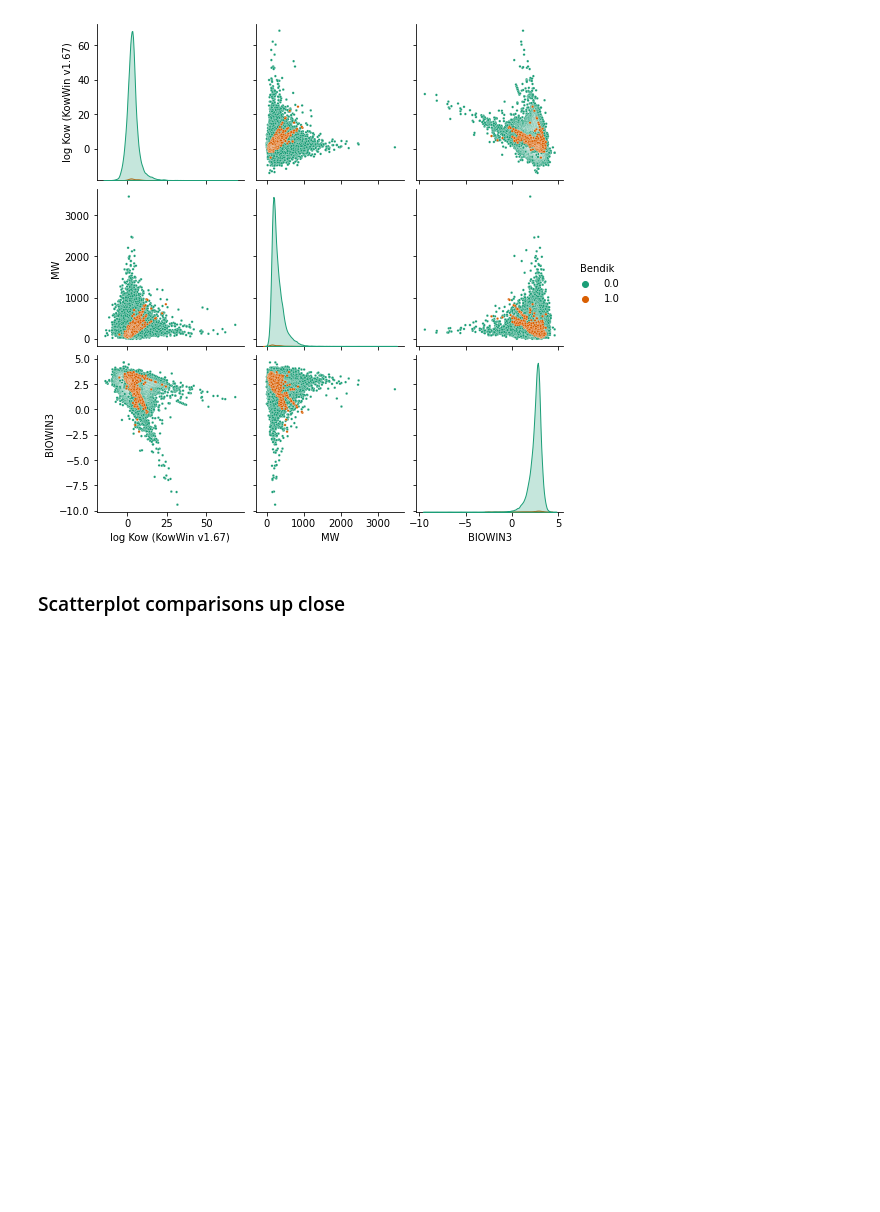
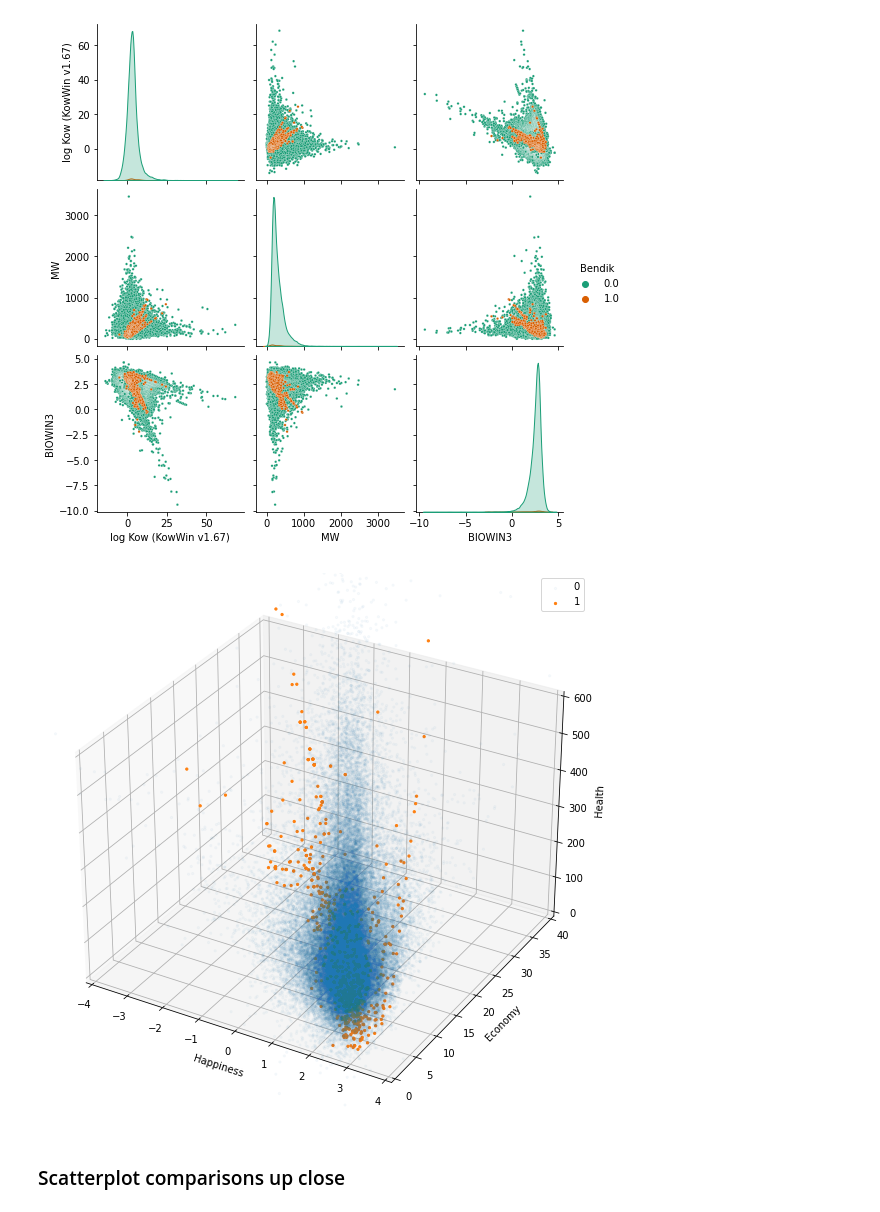
Before and after one commit to hannahgathu/Thesis-Bias-Experiments, a Jupyter notebook: Comparison of both datasets.ipynb, the cells around one changed output. Cells and saved outputs as stored; diff of their text form; code cells hidden in the pictures; blank space fills up the shorter version.

Commit message:
added 3d scatterplot

```diff
--- a/Comparison of both datasets.ipynb
+++ b/Comparison of both datasets.ipynb
@@ -30,6 +30,29 @@ sb.pairplot(df, vars=['log Kow (KowWin v1.67)','MW','BIOWIN3',], hue='Bendik', p
 # %% [output]
 <seaborn.axisgrid.PairGrid at 0x...>
 [figure]
+# %%
+fig = plt.figure(figsize=(12,10))
+ax = fig.add_subplot(111, projection = '3d')
+
+x = df['BIOWIN3']
+y = df['log Kow (KowWin v1.67)']
+z = df['MW']
+
+ax.set_xlabel("Happiness")
+ax.set_ylabel("Economy")
+ax.set_zlabel("Health")
+
+ax.scatter(x[df.Bendik==0],y[df.Bendik==0],z[df.Bendik==0],label=0, marker='.',alpha=0.03)
+ax.scatter(x[df.Bendik==1],y[df.Bendik==1],z[df.Bendik==1],label=1, marker='.',alpha=1)
+ax.set_xlim(-4,4)
+ax.set_ylim(0,40)
+ax.set_zlim(0,600)
+
+ax.legend()
+
+plt.show()
+# %% [output]
+[figure, added]
 # %% [markdown]
 ### Scatterplot comparisons up close
 # %% [markdown]
```
